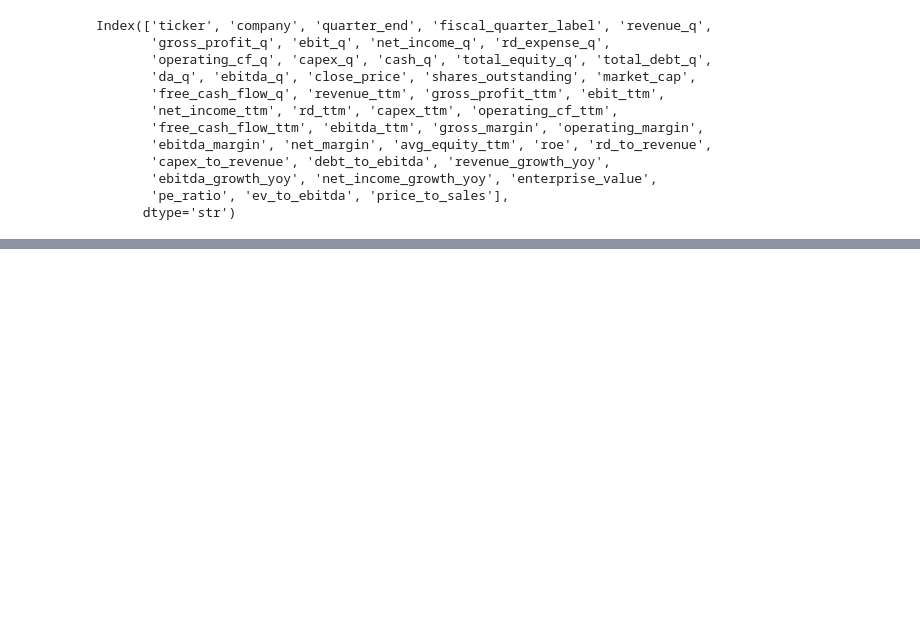
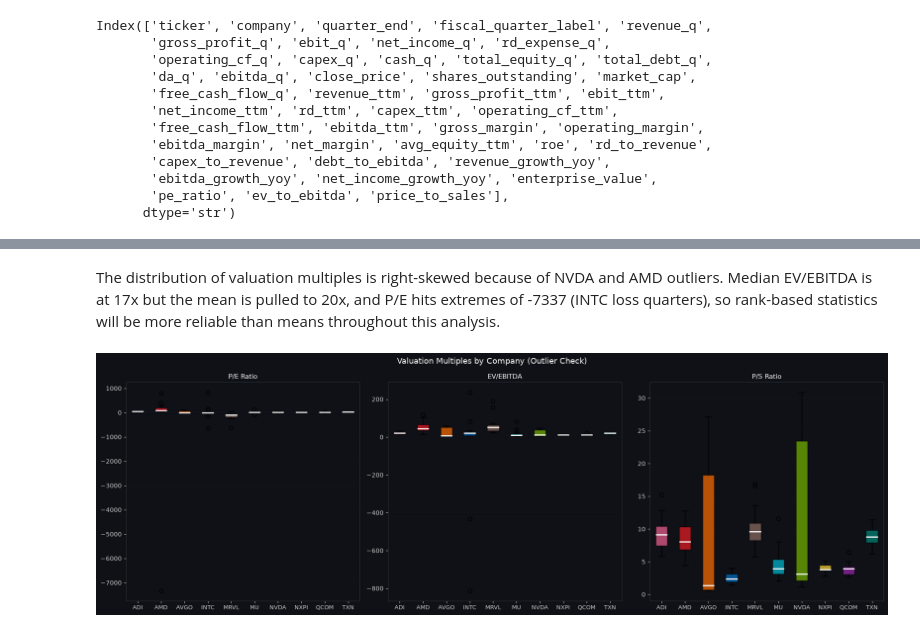
Before and after one commit to irene-fafian/semiconductor-forecasting, a Jupyter notebook: notebooks/basic_EDA.ipynb, the cells around one changed output, grey strips where cells are left out. Cells and saved outputs as stored; diff of their text form; code cells hidden in the pictures; blank space fills up the shorter version.

```diff
--- a/notebooks/basic_EDA.ipynb
+++ b/notebooks/basic_EDA.ipynb
@@ -33,0 +130,20 @@ Index(['ticker', 'company', 'quarter_end', 'fiscal_quarter_label', 'revenue_q',
+# %% [markdown]
+The distribution of valuation multiples is right-skewed because of NVDA and AMD outliers. Median EV/EBITDA is at 17x but the mean is pulled to 20x, and P/E hits extremes of -7337 (INTC loss quarters), so rank-based statistics will be more reliable than means throughout this analysis.
+# %%
+# Outlier boxplots (valuation multiples by ticker)
+fig, axes = plt.subplots(1, 3, figsize=(18, 6))
+fig.suptitle('Valuation Multiples by Company (Outlier Check)', fontsize=13)
+multiples = [('pe_ratio','P/E Ratio'), ('ev_to_ebitda','EV/EBITDA'), ('price_to_sales','P/S Ratio')]
+for ax, (col, label) in zip(axes, multiples):
+    data_by_ticker = [df[df['ticker']==t][col].dropna().values for t in tickers]
+    bp = ax.boxplot(data_by_ticker, patch_artist=True, medianprops=dict(color='white', lw=2))
+    for patch, color in zip(bp['boxes'], palette):
+        patch.set_facecolor(color); patch.set_alpha(0.7)
+    ax.set_xticklabels(tickers, fontsize=9)
+    ax.set_title(label, fontsize=11)
+    ax.grid(axis='y', alpha=0.4)
+plt.tight_layout()
+save(fig, '02_outlier_boxplots')
+plt.show()
+# %% [output]
+[figure, added]
```
Also changed, not shown: parts of 42 cells of this notebook, 40 other files.
